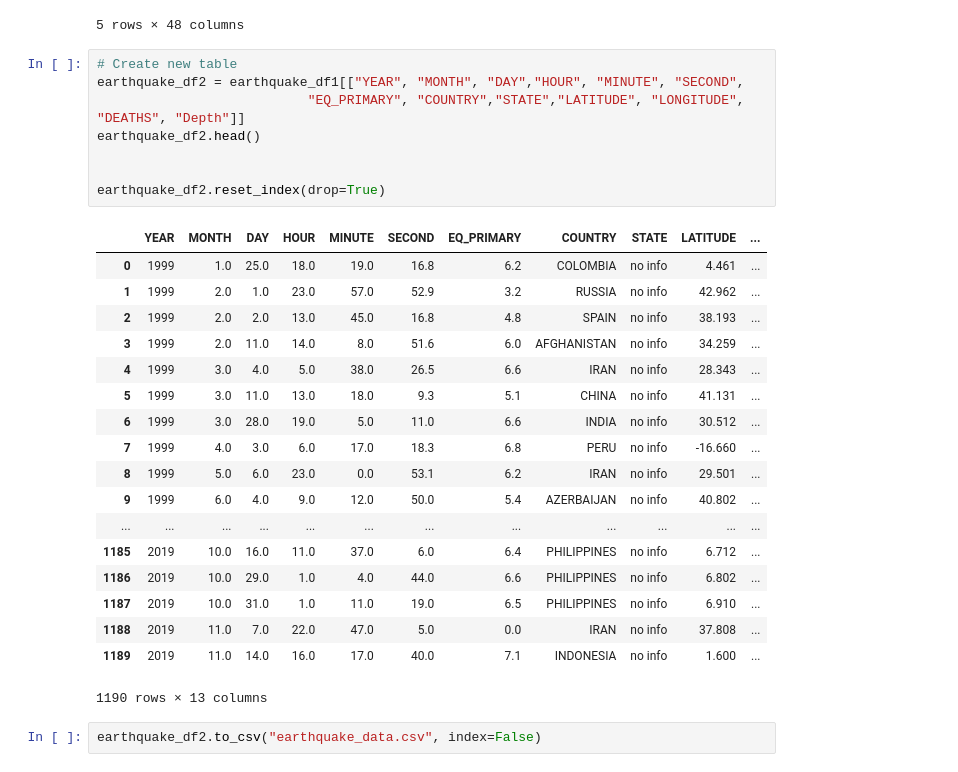
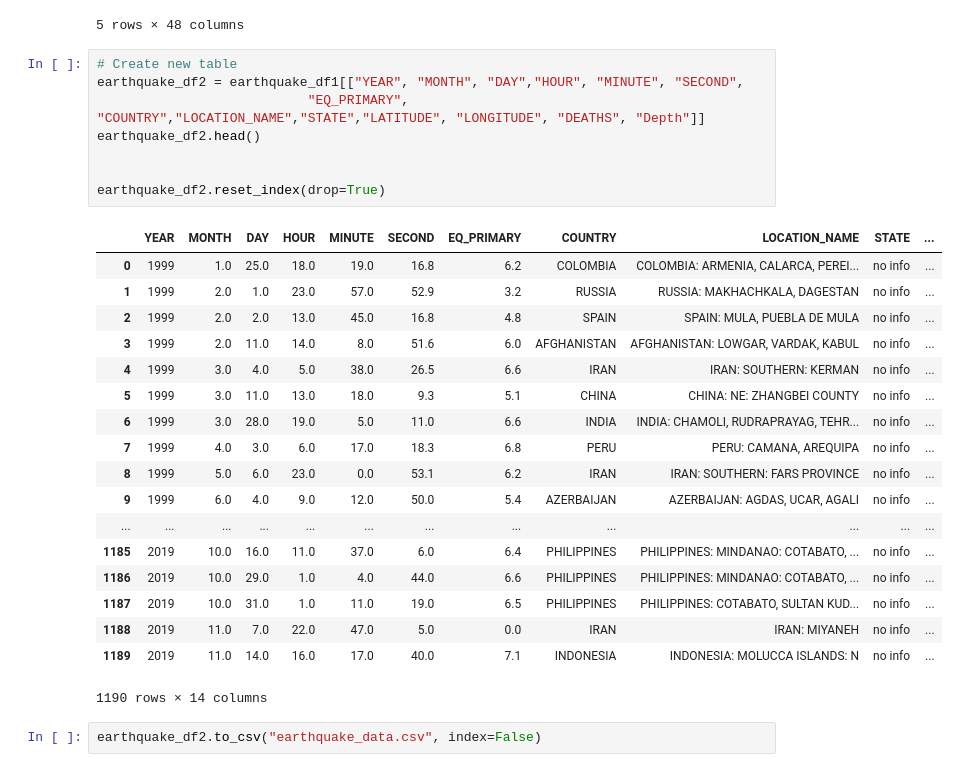
Before and after one commit to FinalProjectML/FinalPresentationML, a Jupyter notebook: Pragya's Folder/Earthquake_data.ipynb, the cells around one changed output. Cells and saved outputs as stored; diff of their text form.

```diff
--- a/Pragya's Folder/Earthquake_data.ipynb
+++ b/Pragya's Folder/Earthquake_data.ipynb
@@ -27,30 +27,30 @@ earthquake_df1.head()
 # %%
 # Create new table
 earthquake_df2 = earthquake_df1[["YEAR", "MONTH", "DAY","HOUR", "MINUTE", "SECOND",
-                           "EQ_PRIMARY", "COUNTRY","STATE","LATITUDE", "LONGITUDE", "DEATHS", "Depth"]]
+                           "EQ_PRIMARY", "COUNTRY","LOCATION_NAME","STATE","LATITUDE", "LONGITUDE", "DEATHS", "Depth"]]
 earthquake_df2.head()
 
 
 earthquake_df2.reset_index(drop=True)
 # %% [output]
-|  | YEAR | MONTH | DAY | HOUR | MINUTE | SECOND | EQ_PRIMARY | COUNTRY | STATE | LATITUDE | ... |
-| 0 | 1999 | 1.0 | 25.0 | 18.0 | 19.0 | 16.8 | 6.2 | COLOMBIA | no info | 4.461 | ... |
-| 1 | 1999 | 2.0 | 1.0 | 23.0 | 57.0 | 52.9 | 3.2 | RUSSIA | no info | 42.962 | ... |
-| 2 | 1999 | 2.0 | 2.0 | 13.0 | 45.0 | 16.8 | 4.8 | SPAIN | no info | 38.193 | ... |
-| 3 | 1999 | 2.0 | 11.0 | 14.0 | 8.0 | 51.6 | 6.0 | AFGHANISTAN | no info | 34.259 | ... |
-| 4 | 1999 | 3.0 | 4.0 | 5.0 | 38.0 | 26.5 | 6.6 | IRAN | no info | 28.343 | ... |
-| 5 | 1999 | 3.0 | 11.0 | 13.0 | 18.0 | 9.3 | 5.1 | CHINA | no info | 41.131 | ... |
-| 6 | 1999 | 3.0 | 28.0 | 19.0 | 5.0 | 11.0 | 6.6 | INDIA | no info | 30.512 | ... |
-| 7 | 1999 | 4.0 | 3.0 | 6.0 | 17.0 | 18.3 | 6.8 | PERU | no info | -16.660 | ... |
-| 8 | 1999 | 5.0 | 6.0 | 23.0 | 0.0 | 53.1 | 6.2 | IRAN | no info | 29.501 | ... |
-| 9 | 1999 | 6.0 | 4.0 | 9.0 | 12.0 | 50.0 | 5.4 | AZERBAIJAN | no info | 40.802 | ... |
+|  | YEAR | MONTH | DAY | HOUR | MINUTE | SECOND | EQ_PRIMARY | COUNTRY | LOCATION_NAME | STATE | ... |
+| 0 | 1999 | 1.0 | 25.0 | 18.0 | 19.0 | 16.8 | 6.2 | COLOMBIA | COLOMBIA: ARMENIA, CALARCA, PEREI... | no info | ... |
+| 1 | 1999 | 2.0 | 1.0 | 23.0 | 57.0 | 52.9 | 3.2 | RUSSIA | RUSSIA: MAKHACHKALA, DAGESTAN | no info | ... |
+| 2 | 1999 | 2.0 | 2.0 | 13.0 | 45.0 | 16.8 | 4.8 | SPAIN | SPAIN: MULA, PUEBLA DE MULA | no info | ... |
+| 3 | 1999 | 2.0 | 11.0 | 14.0 | 8.0 | 51.6 | 6.0 | AFGHANISTAN | AFGHANISTAN: LOWGAR, VARDAK, KABUL | no info | ... |
+| 4 | 1999 | 3.0 | 4.0 | 5.0 | 38.0 | 26.5 | 6.6 | IRAN | IRAN: SOUTHERN: KERMAN | no info | ... |
+| 5 | 1999 | 3.0 | 11.0 | 13.0 | 18.0 | 9.3 | 5.1 | CHINA | CHINA: NE: ZHANGBEI COUNTY | no info | ... |
+| 6 | 1999 | 3.0 | 28.0 | 19.0 | 5.0 | 11.0 | 6.6 | INDIA | INDIA: CHAMOLI, RUDRAPRAYAG, TEHR... | no info | ... |
+| 7 | 1999 | 4.0 | 3.0 | 6.0 | 17.0 | 18.3 | 6.8 | PERU | PERU: CAMANA, AREQUIPA | no info | ... |
+| 8 | 1999 | 5.0 | 6.0 | 23.0 | 0.0 | 53.1 | 6.2 | IRAN | IRAN: SOUTHERN: FARS PROVINCE | no info | ... |
+| 9 | 1999 | 6.0 | 4.0 | 9.0 | 12.0 | 50.0 | 5.4 | AZERBAIJAN | AZERBAIJAN: AGDAS, UCAR, AGALI | no info | ... |
 | ... | ... | ... | ... | ... | ... | ... | ... | ... | ... | ... | ... |
-| 1185 | 2019 | 10.0 | 16.0 | 11.0 | 37.0 | 6.0 | 6.4 | PHILIPPINES | no info | 6.712 | ... |
-| 1186 | 2019 | 10.0 | 29.0 | 1.0 | 4.0 | 44.0 | 6.6 | PHILIPPINES | no info | 6.802 | ... |
-| 1187 | 2019 | 10.0 | 31.0 | 1.0 | 11.0 | 19.0 | 6.5 | PHILIPPINES | no info | 6.910 | ... |
-| 1188 | 2019 | 11.0 | 7.0 | 22.0 | 47.0 | 5.0 | 0.0 | IRAN | no info | 37.808 | ... |
-| 1189 | 2019 | 11.0 | 14.0 | 16.0 | 17.0 | 40.0 | 7.1 | INDONESIA | no info | 1.600 | ... |
+| 1185 | 2019 | 10.0 | 16.0 | 11.0 | 37.0 | 6.0 | 6.4 | PHILIPPINES | PHILIPPINES: MINDANAO: COTABATO, ... | no info | ... |
+| 1186 | 2019 | 10.0 | 29.0 | 1.0 | 4.0 | 44.0 | 6.6 | PHILIPPINES | PHILIPPINES: MINDANAO: COTABATO, ... | no info | ... |
+| 1187 | 2019 | 10.0 | 31.0 | 1.0 | 11.0 | 19.0 | 6.5 | PHILIPPINES | PHILIPPINES: COTABATO, SULTAN KUD... | no info | ... |
+| 1188 | 2019 | 11.0 | 7.0 | 22.0 | 47.0 | 5.0 | 0.0 | IRAN | IRAN: MIYANEH | no info | ... |
+| 1189 | 2019 | 11.0 | 14.0 | 16.0 | 17.0 | 40.0 | 7.1 | INDONESIA | INDONESIA: MOLUCCA ISLANDS: N | no info | ... |
-1190 rows × 13 columns
+1190 rows × 14 columns
 # %%
 earthquake_df2.to_csv("earthquake_data.csv", index=False)
 # %%
```
Also changed, not shown: 1 other file.
